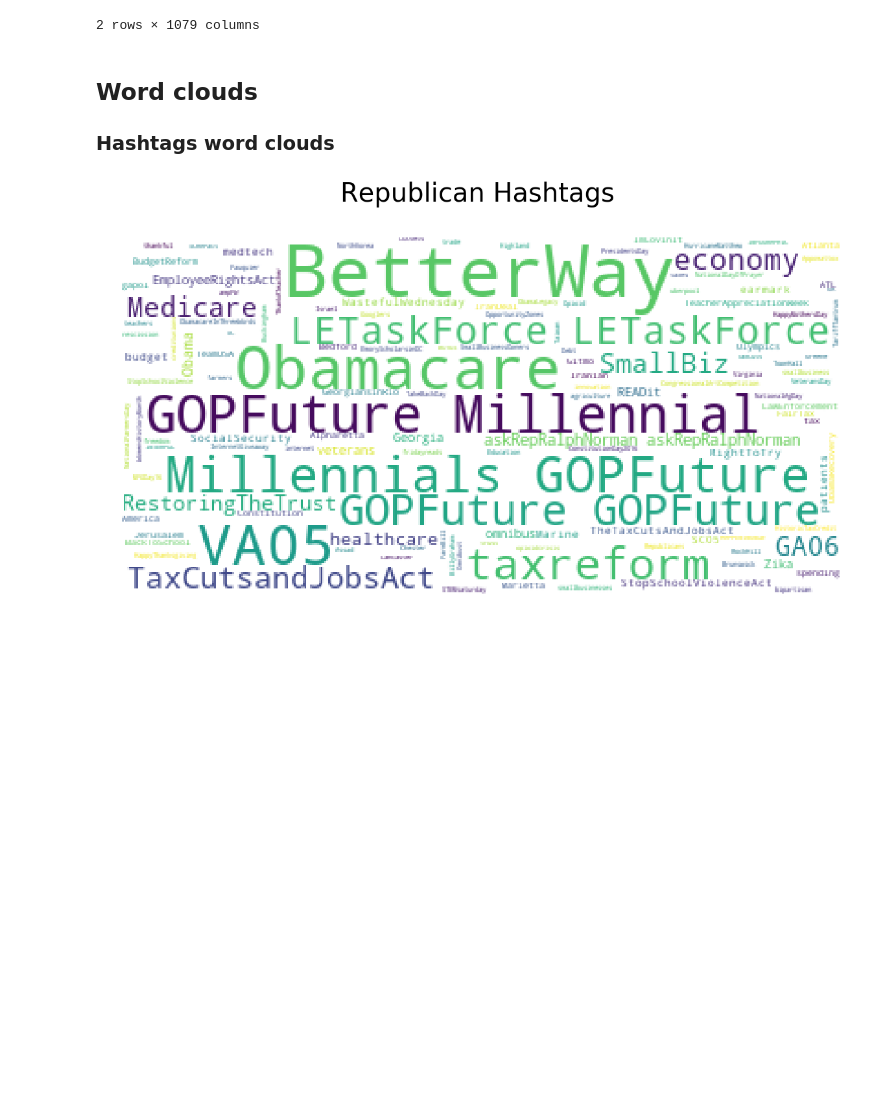
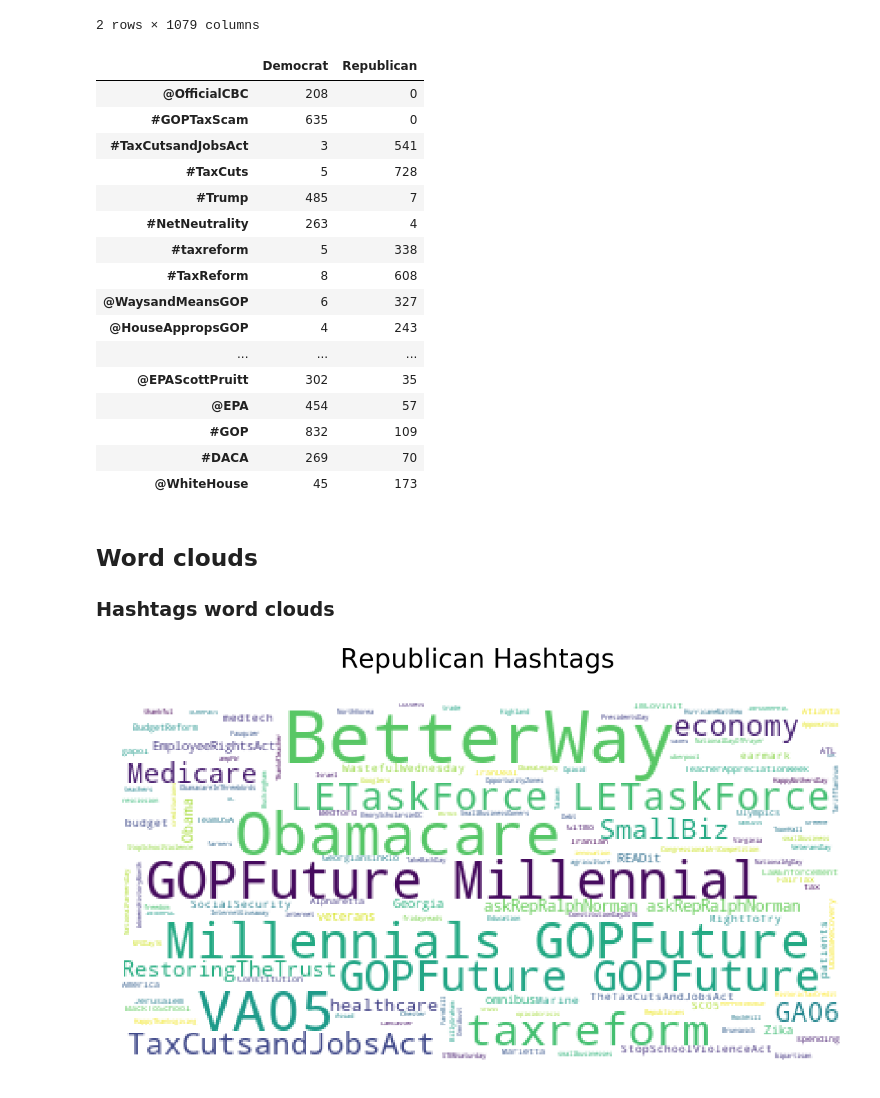
Before and after one commit to justinherman42/Data620, a Jupyter notebook: project3/Political_Tweet_Classification.ipynb, the cells around one changed output. Drawn from its saved outputs; the diff is of its cells as text; code cells hidden in the pictures; blank space fills up the shorter version.

```diff
--- a/project3/Political_Tweet_Classification.ipynb
+++ b/project3/Political_Tweet_Classification.ipynb
@@ -460,6 +466,7 @@ final_df.head()
 # %%
 # relative freq with counts
-final_df.groupby(["Party"]).sum()
+comparing_parties = final_df.groupby(["Party"]).sum()
+comparing_parties
 # %% [output]
 |  | @realDonaldTrump | @POTUS | @HouseGOP | @SpeakerRyan | @FoxNews | @HouseCommerce | @EPAScottPruitt | ... |
 | Party |  |  |  |  |  |  |  | ... |
@@ -475,6 +482,42 @@ final_df.groupby(["Party"]).sum().apply(lambda x: (x / sum(x)*100).round())
 | Democrat | 59.0 | 27.0 | 47.0 | 30.0 | 6.0 | 3.0 | 90.0 | ... |
 | Republican | 41.0 | 73.0 | 53.0 | 70.0 | 94.0 | 97.0 | 10.0 | ... |
 2 rows × 1079 columns
+# %%
+
+## top 22 twitter features with gaps of party id over 50 and total usage over 200
+comparing_parties = comparing_parties.loc[:,(comparing_parties.sum() >= 200) ]
+party_cols=comparing_parties.columns
+# Freq percentages
+freq_parties = final_df.groupby(["Party"]).sum().apply(lambda x: (x / sum(x)*100).round())
+freq_parties = freq_parties.loc[:,party_cols]
+freq_gap = abs(freq_parties.loc["Democrat",:]-freq_parties.loc['Republican',:])
+ideology_differences=comparing_parties.append(freq_gap,ignore_index=True)
+ideology_differences = ideology_differences.transpose()
+ideology_differences = ideology_differences.rename( columns={0: "Democrat", 1: "Republican",2:"percent_gap"})
+ideology_differences.Democrat =ideology_differences.Democrat.astype(int)
+ideology_differences.Republican =ideology_differences.Republican.astype(int)
+ideology_differences = ideology_differences[ideology_differences["percent_gap"]>50]
+expected_important_features = ideology_differences.index
+ideology_differences = ideology_differences.sort_values(by="percent_gap",ascending=False)
+ideology_differences.loc[:,["Democrat","Republican" ]]
+# %% [output]
+|  | Democrat | Republican |
+| @OfficialCBC | 208 | 0 |
+| #GOPTaxScam | 635 | 0 |
+| #TaxCutsandJobsAct | 3 | 541 |
+| #TaxCuts | 5 | 728 |
+| #Trump | 485 | 7 |
+| #NetNeutrality | 263 | 4 |
+| #taxreform | 5 | 338 |
+| #TaxReform | 8 | 608 |
+| @WaysandMeansGOP | 6 | 327 |
+| @HouseAppropsGOP | 4 | 243 |
+| ... | ... | ... |
+| @EPAScottPruitt | 302 | 35 |
+| @EPA | 454 | 57 |
+| #GOP | 832 | 109 |
+| #DACA | 269 | 70 |
+| @WhiteHouse | 45 | 173 |
 # %% [markdown]
 ## Word clouds
 
```
Also changed, not shown: parts of 28 cells of this notebook.
